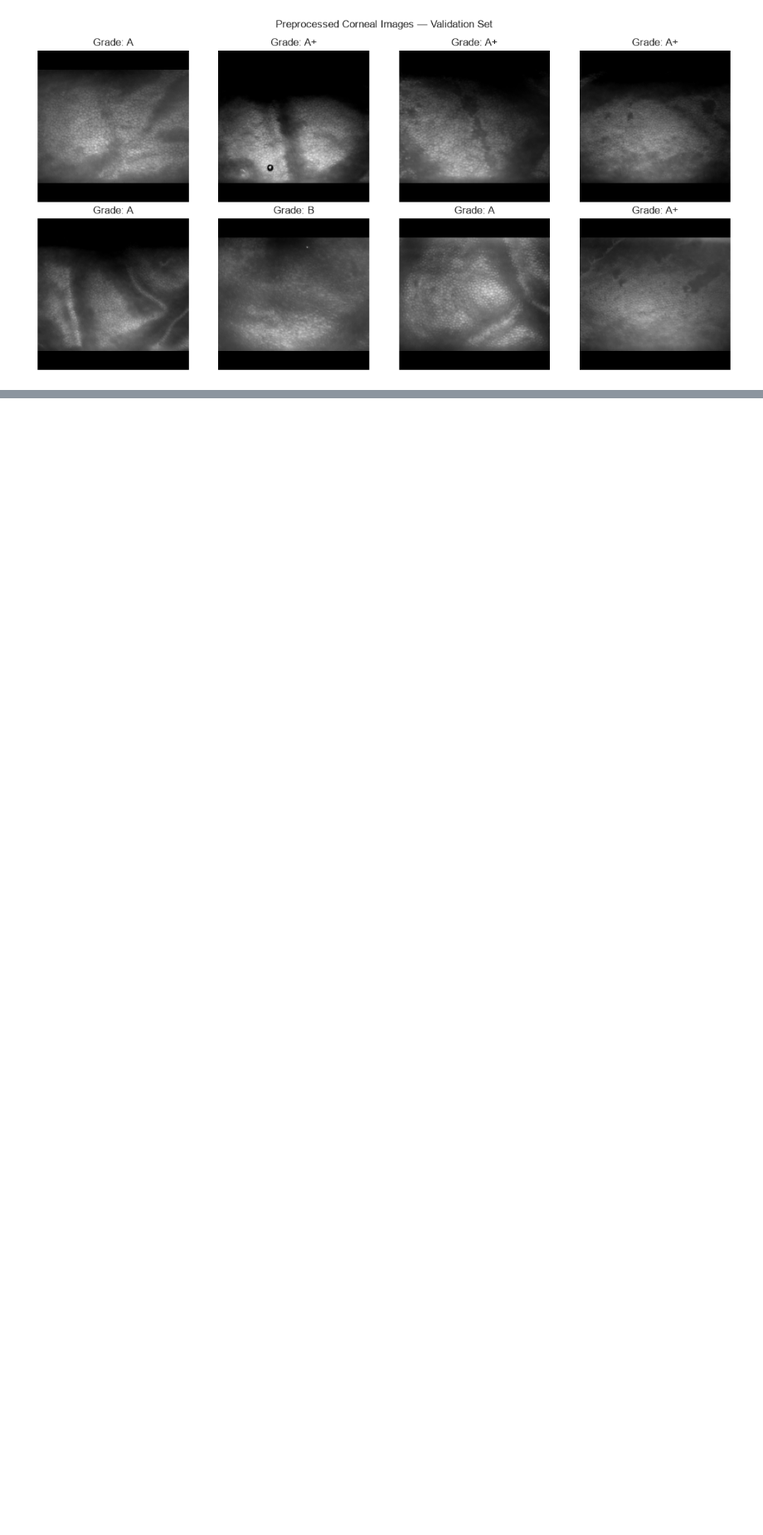
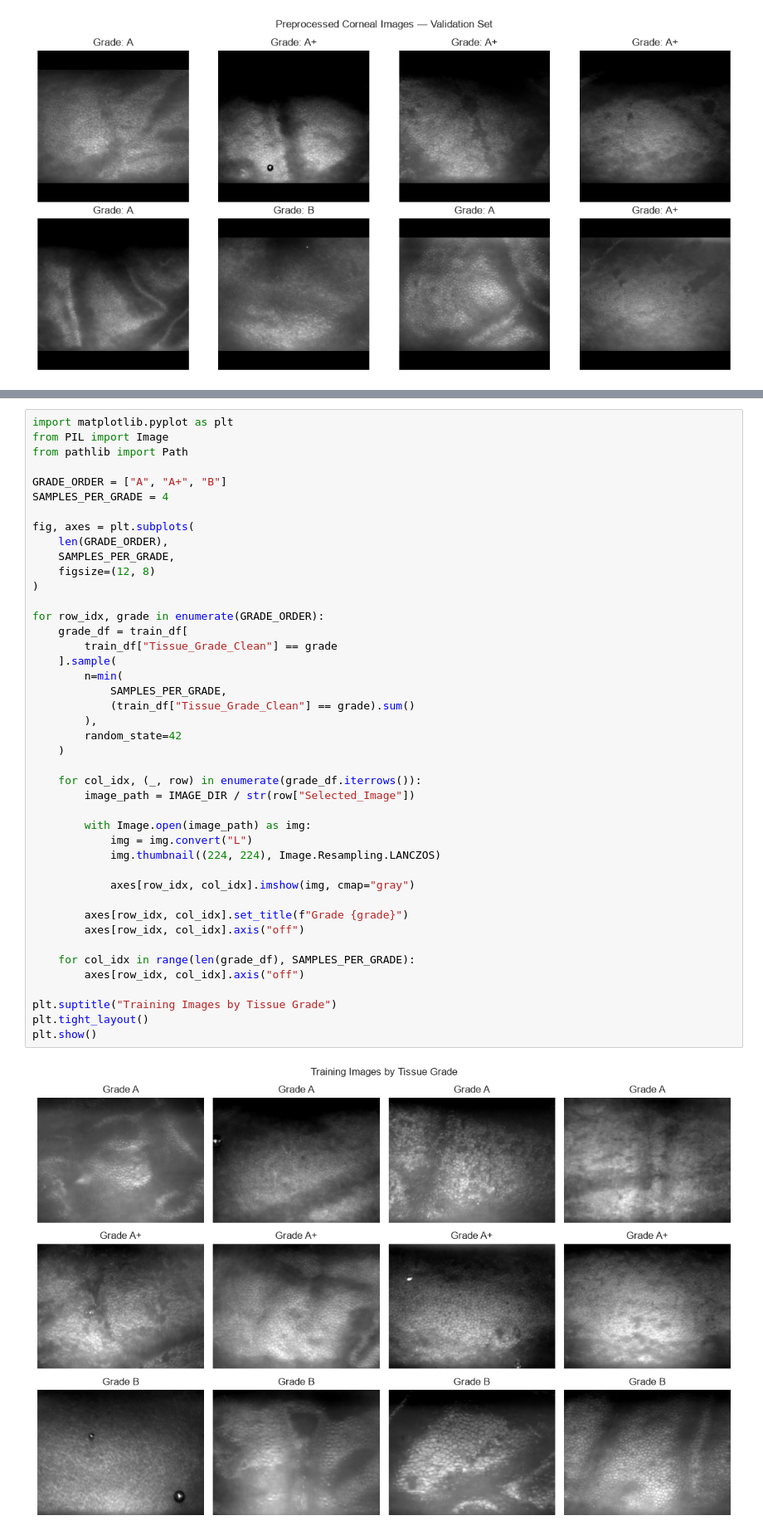
Before and after one commit to Pulitha-m/xai-cornea-grading, a Jupyter notebook: ml/grading/notebooks/images/02_image_baseline.ipynb, the cells around one changed output, grey strips where cells are left out. Shown at 83% size. Cells and saved outputs as stored; diff of their text form; blank space fills up the shorter version.

```diff
--- a/ml/grading/notebooks/images/02_image_baseline.ipynb
+++ b/ml/grading/notebooks/images/02_image_baseline.ipynb
@@ -854,0 +1601,45 @@ plt.show()
+# %%
+import matplotlib.pyplot as plt
+from PIL import Image
+from pathlib import Path
+
+GRADE_ORDER = ["A", "A+", "B"]
+SAMPLES_PER_GRADE = 4
+
+fig, axes = plt.subplots(
+    len(GRADE_ORDER),
+    SAMPLES_PER_GRADE,
+    figsize=(12, 8)
+)
+
+for row_idx, grade in enumerate(GRADE_ORDER):
+    grade_df = train_df[
+        train_df["Tissue_Grade_Clean"] == grade
+    ].sample(
+        n=min(
+            SAMPLES_PER_GRADE,
+            (train_df["Tissue_Grade_Clean"] == grade).sum()
+        ),
+        random_state=42
+    )
+
+    for col_idx, (_, row) in enumerate(grade_df.iterrows()):
+        image_path = IMAGE_DIR / str(row["Selected_Image"])
+
+        with Image.open(image_path) as img:
+            img = img.convert("L")
+            img.thumbnail((224, 224), Image.Resampling.LANCZOS)
+
+            axes[row_idx, col_idx].imshow(img, cmap="gray")
+
+        axes[row_idx, col_idx].set_title(f"Grade {grade}")
+        axes[row_idx, col_idx].axis("off")
+
+    for col_idx in range(len(grade_df), SAMPLES_PER_GRADE):
+        axes[row_idx, col_idx].axis("off")
+
+plt.suptitle("Training Images by Tissue Grade")
+plt.tight_layout()
+plt.show()
+# %% [output]
+[figure, added]
```
Also changed, not shown: parts of 21 cells of this notebook, 1 other file.
